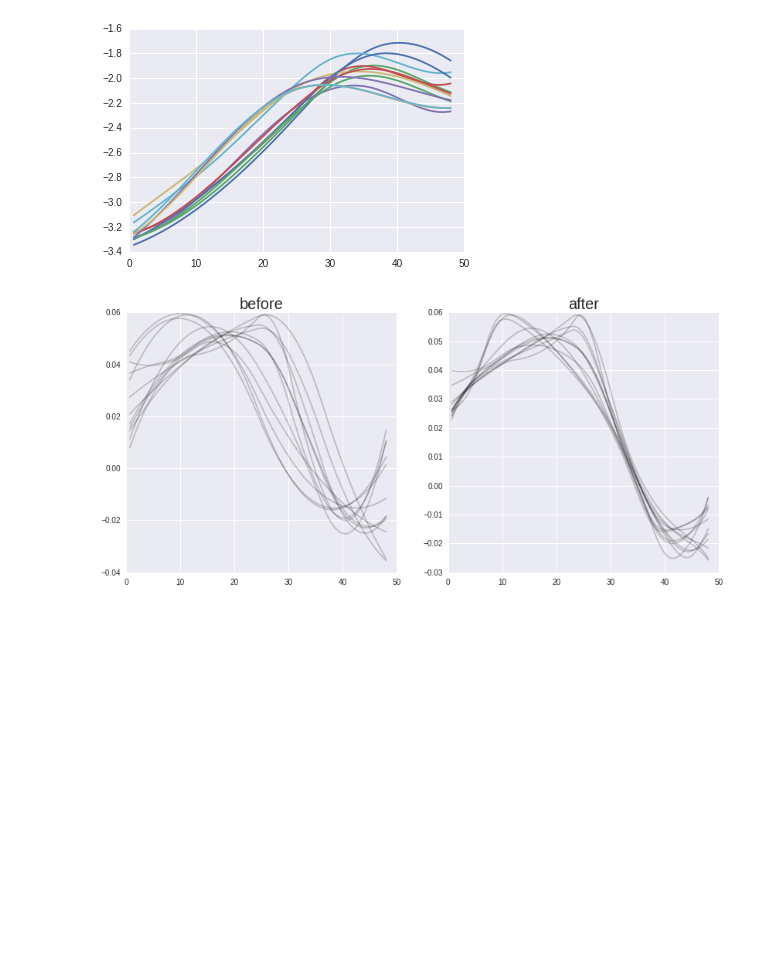
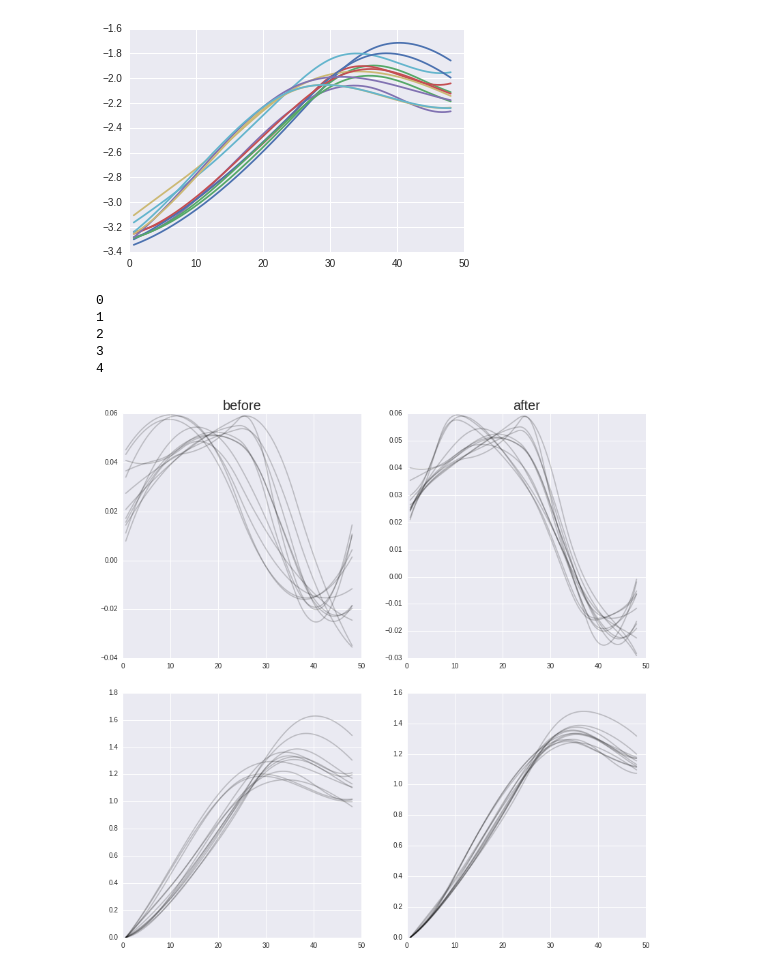
Before and after one commit to ptonner/pyFDA, a Jupyter notebook: examples/registerGrowthData.ipynb, the cells around one changed output. Cells and saved outputs as stored; diff of their text form; code cells hidden in the pictures; blank space fills up the shorter version.

Commit message:
growth register update;

```diff
--- a/examples/registerGrowthData.ipynb
+++ b/examples/registerGrowthData.ipynb
@@ -268,47 +268,53 @@ delta = t[-1] - t[0]
 
 tregister = np.linspace(t[0],t[-1],100)
 # %%
-reg = Register(splineDeriv,tregister,5,3,{"bandwidth":delta/2,"decay":False,"ridge":n/1024})
+reg = Register(splineDeriv,tregister,5,2,{"bandwidth":delta/2,"decay":False,"ridge":n/1024})
 # %%
 reg.run()
+# %% [output]
+0
+1
+2
+3
+4
 # %%
-plt.figure(figsize=(12,6))
+plt.figure(figsize=(12,12))
 
 for i in range(0,len(splines)):
-    plt.subplot(121)
+    plt.subplot(221)
     plt.plot(t,reg.xhistory[0][i](t),'k',alpha=.2)
-#     plt.subplot(222)
-#     plt.plot(t,reg.xhistory[0][i](t,deriv=1),'k',alpha=.2)
+    plt.subplot(223)
+    plt.plot(t,reg.xhistory[0][i](t,deriv=-1),'k',alpha=.2)
 
-    plt.subplot(122)
+    plt.subplot(222)
     plt.plot(t,reg.xhistory[-1][i](t,deriv=0),'k',alpha=.2)
-#     plt.subplot(224)
-#     plt.plot(t,reg.xhistory[-1][i](t,deriv=1),'k',alpha=.2)
+    plt.subplot(224)
+    plt.plot(t,reg.xhistory[-1][i](t,deriv=-1),'k',alpha=.2)
 
 
 # plt.subplot(221)
 # plt.plot(t,avg(t,deriv=-1),'k')
 # plt.subplot(222)
 # plt.plot(t,avg(t,deriv=1),'k')
 # plt.subplot(223)
 # # plt.plot(t,avg2(t,deriv=-1),'k')
 # plt.subplot(224)
 # plt.plot(t,avg2(t,deriv=0),'k')
 # plt.suptitle("smoothed average",fontsize=20)
 
-plt.subplot(121)
+plt.subplot(221)
 
 plt.title("before",fontsize=20)
 
 # plt.subplot(222)
 # plt.title("smoothed average derivative",fontsize=20)
 
-plt.subplot(122)
+plt.subplot(222)
 plt.title("after",fontsize=20)
 
 plt.tight_layout(pad=3.0)
 # %% [output]
-[figure, old version]
+[figure, new version]
 # %%
 plt.figure(figsize=(10,10))
 [plt.plot(t,hf(t)-t) for hf in reg.registerHistory[-1]]
```
Also changed, not shown: parts of 5 cells of this notebook.
